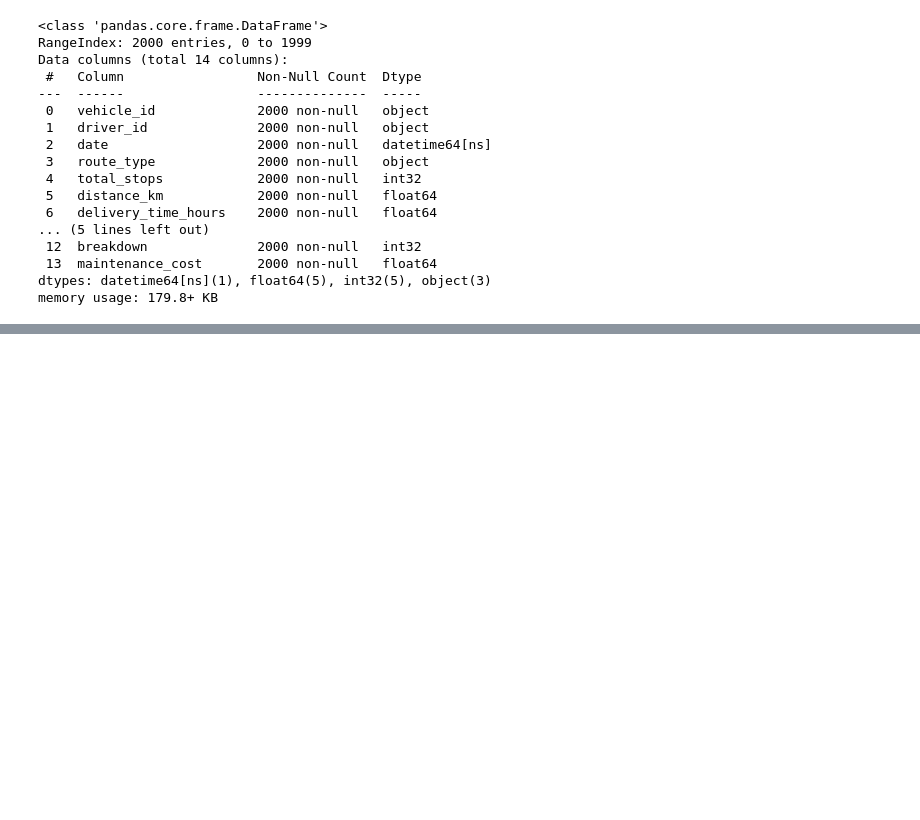
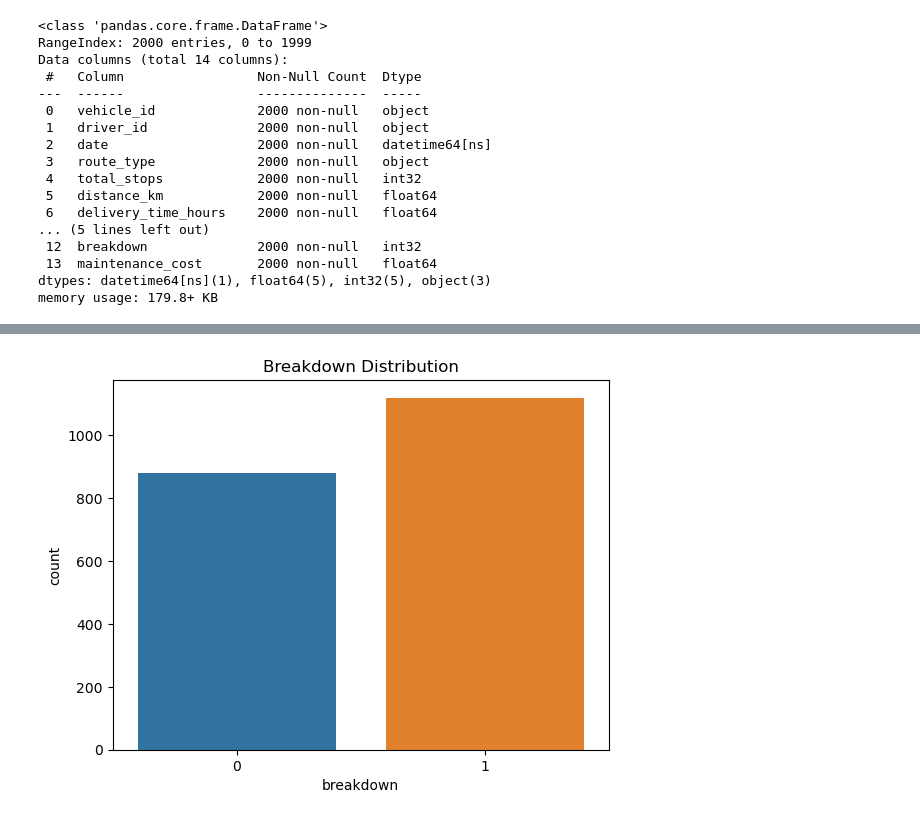
Before and after one commit to mamangwiro/fleet-performance-predictive-maintenance, a Jupyter notebook: notebooks/fleet_analysis.ipynb, the cells around one changed output, grey strips where cells are left out. Saved outputs shown, nothing was run; the diff lists cells and outputs as text; code cells hidden in the pictures; blank space fills up the shorter version.

```diff
--- a/notebooks/fleet_analysis.ipynb
+++ b/notebooks/fleet_analysis.ipynb
@@ -365,4 +210,0 @@ df['fuel_efficiency'] = df['distance_km'] / df['fuel_used_l']
-# %%
-df['utilisation_intensity'] = df['total_stops'] / df['distance_km']
-# %%
-df['delivery_success_rate'] = df['on_time_deliveries'] / df['total_stops']
@@ -395,5 +210,0 @@ These features provide deeper insight into fleet operations and serve as key inp
-# %%
-df['workload_score'] = (
-    (df['distance_km'] / df['distance_km'].max()) +
-    (df['total_stops'] / df['total_stops'].max())
-) / 2
@@ -878,0 +245,3 @@ In conclusion, this project highlights how data-driven decision-making can enhan
+# %%
+#remove non-predictive columns
+df = df.drop(['vehicle_id', 'driver_id'], axis=1)
@@ -878,0 +252,9 @@ In conclusion, this project highlights how data-driven decision-making can enhan
+# %%
+import seaborn as sns
+import matplotlib.pyplot as plt
+
+sns.countplot(x='breakdown', data=df)
+plt.title("Breakdown Distribution")
+plt.show()
+# %% [output]
+[figure, added]
```
Also changed, not shown: parts of 96 cells of this notebook.
